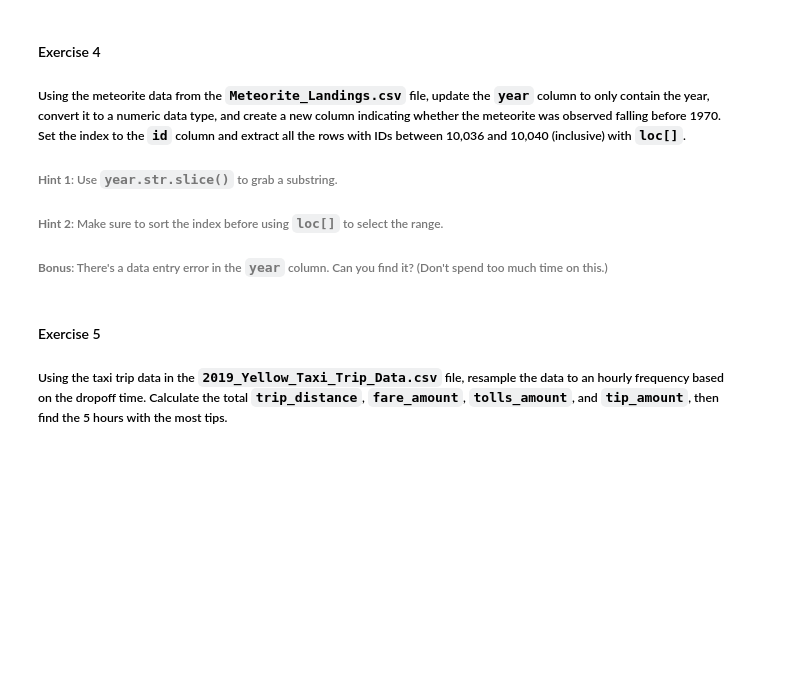
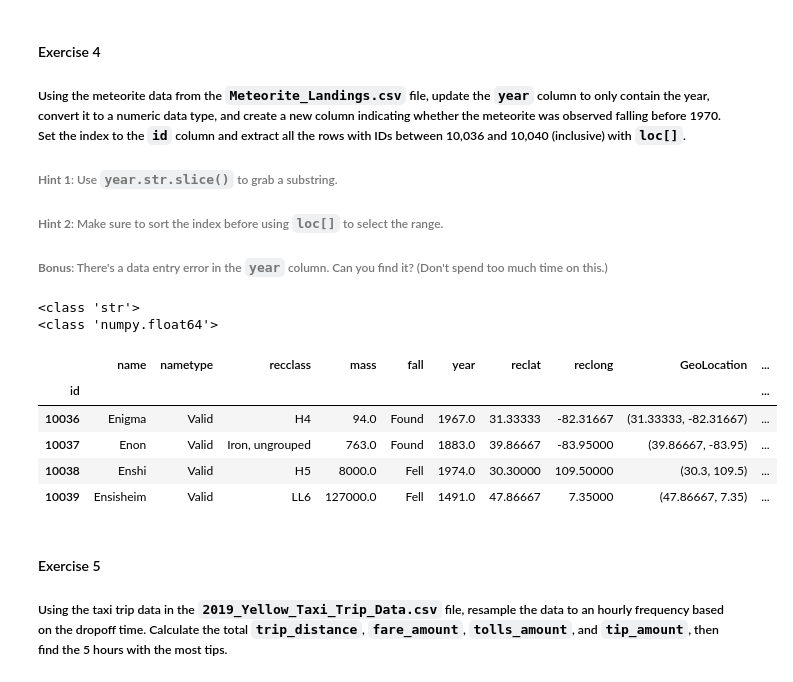
Before and after one commit to SU-IST707-SP25/student-weekly-1-Arun-prasadh18, a Jupyter notebook: part-2/weekly-exercises.ipynb, the cells around one changed output. Saved outputs shown, nothing was run; the diff lists cells and outputs as text; code cells hidden in the pictures; blank space fills up the shorter version.

```diff
--- a/part-2/weekly-exercises.ipynb
+++ b/part-2/weekly-exercises.ipynb
@@ -46,6 +46,28 @@ meteorite_df.head()
 ###### **Hint 2**: Make sure to sort the index before using `loc[]` to select the range.
 
 ###### **Bonus**: There's a data entry error in the `year` column. Can you find it? (Don't spend too much time on this.)
+# %%
+meteorite_df['year']=meteorite_df['year'].str.slice(start=6, stop=10)
+print(type(meteorite_df['year'][0]))
+meteorite_df['year']=pd.to_numeric(meteorite_df['year'])
+print(type(meteorite_df['year'][0]))
+meteorite_df['observed_metorite']=meteorite_df['year']<1970
+# %% [output]
+<class 'str'>
+<class 'numpy.float64'>
+# %%
+meteorite_df['observed_metorite']
+#meteorite_df.set_index('id',inplace=True)
+meteorite_df.sort_index(inplace=True)
+#meteorite_df
+meteorite_df.loc[10036:10040]
+# %% [output]
+|  | name | nametype | recclass | mass | fall | year | reclat | reclong | GeoLocation | ... |
+| id |  |  |  |  |  |  |  |  |  | ... |
+| 10036 | Enigma | Valid | H4 | 94.0 | Found | 1967.0 | 31.33333 | -82.31667 | (31.33333, -82.31667) | ... |
+| 10037 | Enon | Valid | Iron, ungrouped | 763.0 | Found | 1883.0 | 39.86667 | -83.95000 | (39.86667, -83.95) | ... |
+| 10038 | Enshi | Valid | H5 | 8000.0 | Fell | 1974.0 | 30.30000 | 109.50000 | (30.3, 109.5) | ... |
+| 10039 | Ensisheim | Valid | LL6 | 127000.0 | Fell | 1491.0 | 47.86667 | 7.35000 | (47.86667, 7.35) | ... |
 # %% [markdown]
 #### Exercise 5
 ##### Using the taxi trip data in the `2019_Yellow_Taxi_Trip_Data.csv` file, resample the data to an hourly frequency based on the dropoff time. Calculate the total `trip_distance`, `fare_amount`, `tolls_amount`, and `tip_amount`, then find the 5 hours with the most tips.
```
Also changed, not shown: parts of 6 cells of this notebook.
